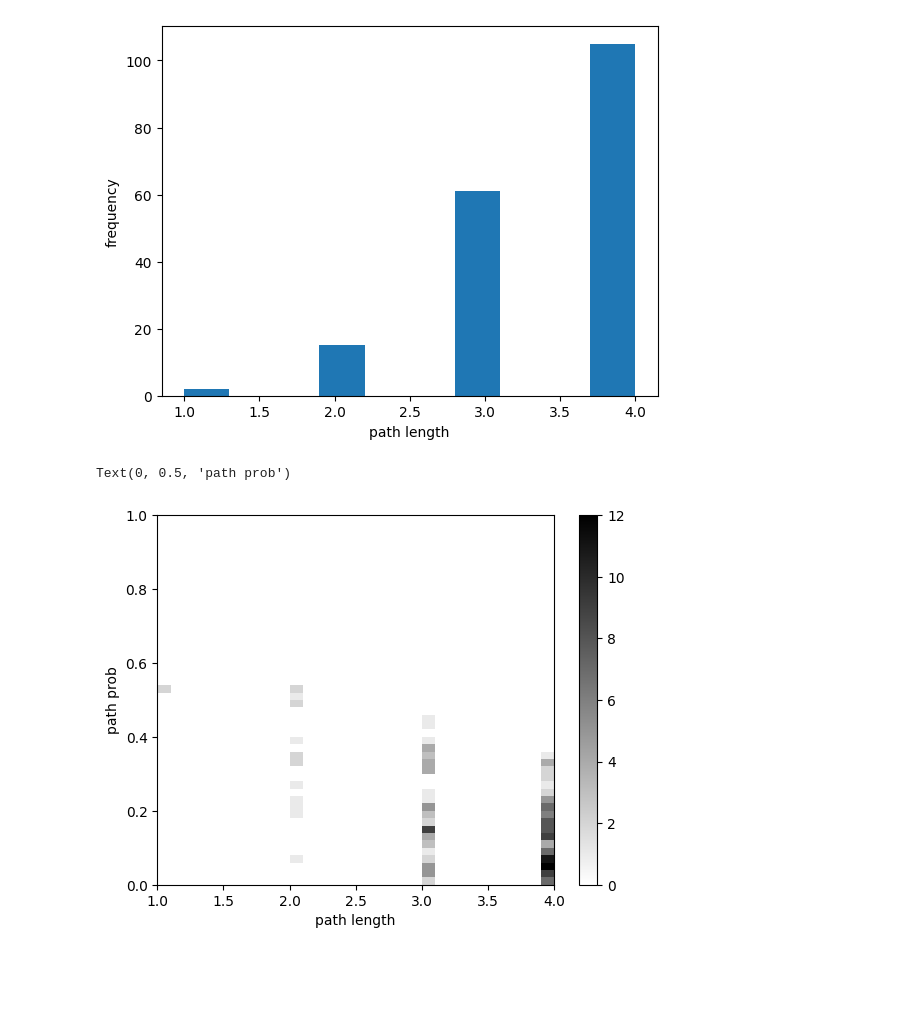
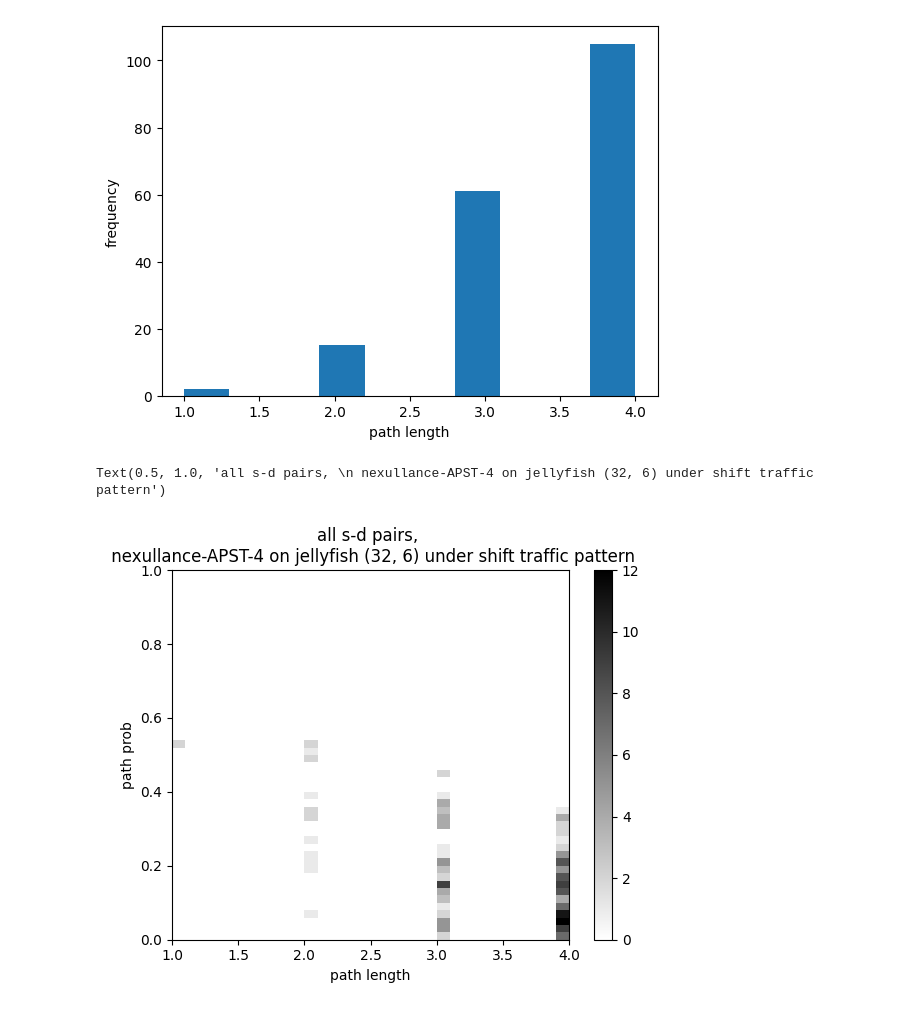
Before and after one commit to ziyuezzy/Nexullance, a Jupyter notebook: nexullance_result_analysis/Distance_Nexullance_jellyfish_analysis.ipynb, the cells around one changed output. Drawn from its saved outputs; the diff is of its cells as text; code cells hidden in the pictures; blank space fills up the shorter version.

```diff
--- a/nexullance_result_analysis/Distance_Nexullance_jellyfish_analysis.ipynb
+++ b/nexullance_result_analysis/Distance_Nexullance_jellyfish_analysis.ipynb
@@ -24,11 +24,11 @@ nexullance-APST-4
 # %%
 results, _, path_dict = gl.calculate_data_paths_within_length(_network, config, 4)
 link_loads, local_link_load=_network.distribute_arbitrary_flow_on_paths_with_EPs(path_dict, EPR, p2p_traffic_matrix)
-print(f'predicted saturation load (before optimization) = {local_link_load/max(link_loads)}')
-display(results)
-all_weighted_paths, result_link_loads=LP.Solve_load_balancing(path_dict, edge_list,R2R_matrix, _verbose=0)
-link_loads, local_link_load=_network.distribute_arbitrary_flow_on_weighted_paths_with_EPs(all_weighted_paths, EPR, p2p_traffic_matrix)
-print(f'predicted saturation load (after optimization) = {local_link_load/max(link_loads)}')
+print(f'predicted saturation load (before optimization) = {max(local_link_load)/max(link_loads)}')
+# display(results)
+all_weighted_paths, result_link_loads, results_max_link_load=LP.Solve_load_balancing(path_dict, edge_list,R2R_matrix, _verbose=0)
+# link_loads, local_link_load=_network.distribute_arbitrary_flow_on_weighted_paths_with_EPs(all_weighted_paths, EPR, p2p_traffic_matrix)
+print(f'predicted saturation load (after optimization) = {max(local_link_load)/results_max_link_load}')
 # %% [output]
 calculation done for (32, 6) with shorter-than-4 paths routing
 predicted saturation load (before optimization) = 0.5098927914833478
@@ -181,11 +173,11 @@ nexullance-APST-4
 # %%
 results, _, path_dict = gl.calculate_data_paths_within_length(_network, config, 4)
 link_loads, local_link_load=_network.distribute_arbitrary_flow_on_paths_with_EPs(path_dict, EPR, p2p_traffic_matrix)
-print(f'predicted saturation load (before optimization) = {local_link_load/max(link_loads)}')
-display(results)
-all_weighted_paths, result_link_loads=LP.Solve_load_balancing(path_dict, edge_list,R2R_matrix, _verbose=0)
-link_loads, local_link_load=_network.distribute_arbitrary_flow_on_weighted_paths_with_EPs(all_weighted_paths, EPR, p2p_traffic_matrix)
-print(f'predicted saturation load (after optimization) = {local_link_load/max(link_loads)}')
+print(f'predicted saturation load (before optimization) = {max(local_link_load)/max(link_loads)}')
+# display(results)
+all_weighted_paths, result_link_loads, results_max_link_load=LP.Solve_load_balancing(path_dict, edge_list,R2R_matrix, _verbose=0)
+# link_loads, local_link_load=_network.distribute_arbitrary_flow_on_weighted_paths_with_EPs(all_weighted_paths, EPR, p2p_traffic_matrix)
+print(f'predicted saturation load (after optimization) = {max(local_link_load)/results_max_link_load}')
 # %% [output]
 calculation done for (32, 6) with shorter-than-4 paths routing
 predicted saturation load (before optimization) = 0.3301300940830805
@@ -258,18 +241,19 @@ Text(0, 0.5, 'frequency')
 # %%
 # 2-d: path length and path prob
 path_length_data=[]
 path_prob_data=[]
 for paths_stat in nexullance_path_length_stat.values():
     for path_stat in paths_stat:
         path_length_data.append(path_stat[0])
         path_prob_data.append(round(path_stat[1], 3))
 plt.hist2d(path_length_data, path_prob_data,cmap ="binary", range=(((1,4), (0,1))), bins=[30,50])
 plt.colorbar()
 plt.xlabel("path length")
 plt.ylabel("path prob")
+plt.title(f"all s-d pairs, \n nexullance-APST-4 on {topo} {config} under shift traffic pattern")
 # %% [output]
-Text(0, 0.5, 'path prob')
+Text(0.5, 1.0, 'all s-d pairs, \n nexullance-APST-4 on jellyfish (32, 6) under shift traffic pattern')
-[figure, old version]
+[figure, new version]
 # %%
 # 2-d: path length and path prob, for those s-d with distance=1
 path_length_data=[]
```
Also changed, not shown: parts of 9 cells of this notebook, 5 other files.
